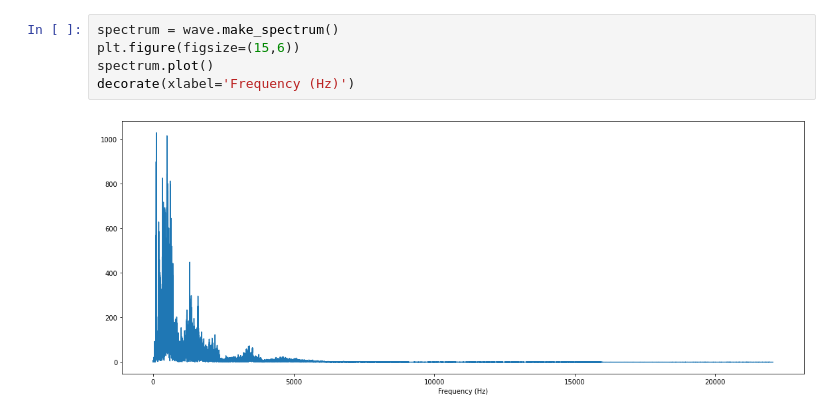
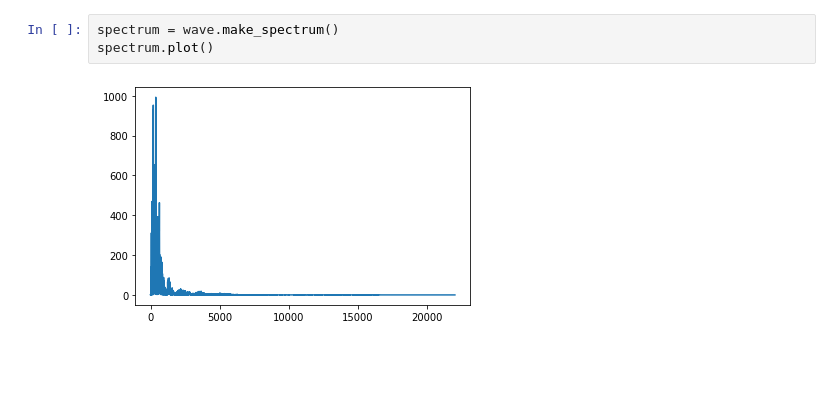
Before and after one commit to sroik/ai-experiments, a Jupyter notebook: voice_analysis.ipynb, the cells around one changed output. Saved outputs shown, nothing was run; the diff lists cells and outputs as text; blank space fills up the shorter version.

```diff
--- a/voice_analysis.ipynb
+++ b/voice_analysis.ipynb
@@ -22,7 +26,5 @@ wave.make_audio()
 # %%
 spectrum = wave.make_spectrum()
-plt.figure(figsize=(15,6))
 spectrum.plot()
-decorate(xlabel='Frequency (Hz)')
 # %% [output]
-[figure, old version]
+[figure, new version]
```
Also changed, not shown: parts of 5 cells of this notebook, 4 other files.
